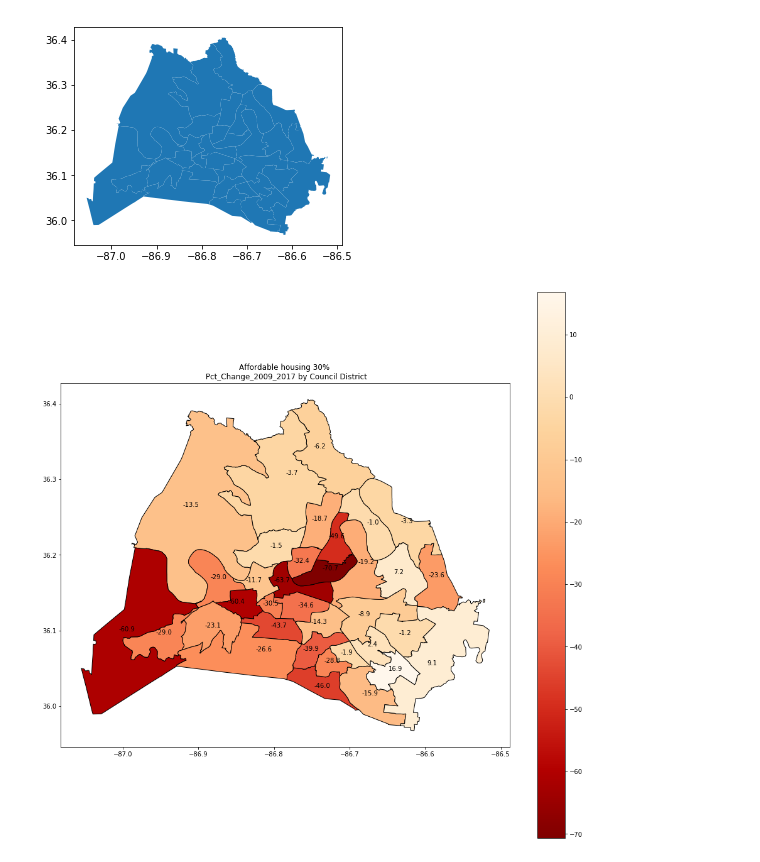
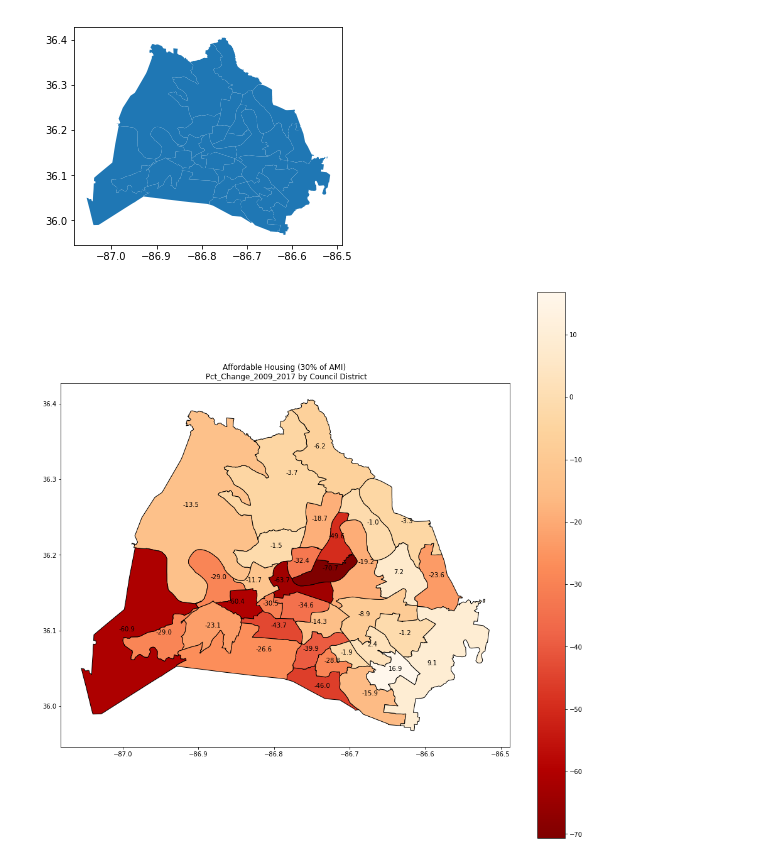
Before and after one commit to Cjcarlevato/data-question-4-affordable-housing-green-dogs, a Jupyter notebook: DQ4.ipynb, the cells around one changed output. Saved outputs shown, nothing was run; the diff lists cells and outputs as text; code cells hidden in the pictures.

```diff
--- a/DQ4.ipynb
+++ b/DQ4.ipynb
@@ -437,17 +451,17 @@ aff_merged.plot()
 # %%
 leg_kwds = {'title': 'Council District', 'loc': 'upper left', 'bbox_to_anchor': (1, 1.03), 'ncol': 1}
 aff_merged.plot(column = '%_Change_2009_2017', figsize=(16,16),cmap='OrRd_r', edgecolor = 'black',legend = True,legend_kwds = leg_kwds)
-plt.title("Affordable housing 30% \n Pct_Change_2009_2017 by Council District")
+plt.title("Affordable Housing (30% of AMI) \n Pct_Change_2009_2017 by Council District")
 for idx, row in aff_merged.iterrows():
     plt.annotate(s=row['%_Change_2009_2017'], xy=row['coords'],
                  horizontalalignment='center')
 
 
 # leg_kwds = {'title': 'Council District', 'loc': 'upper left', 'bbox_to_anchor': (1, 1.03), 'ncol': 1}
 # aff_merged.plot(column = '2017 TOTAL APPR', figsize=(12,12), cmap='OrRd',edgecolor = 'black',legend = True,legend_kwds = leg_kwds)
 # plt.title("Affordable housing 30% \n Pct_Change_2009_2017 by Council District")
 # for idx, row in aff_merged.iterrows():
 #     plt.annotate(s=row['Council District'], xy=row['coords'],
 #                  horizontalalignment='center')
 # %% [output]
-[figure, old version]
+[figure, new version]
```
Also changed, not shown: parts of 15 cells of this notebook.
